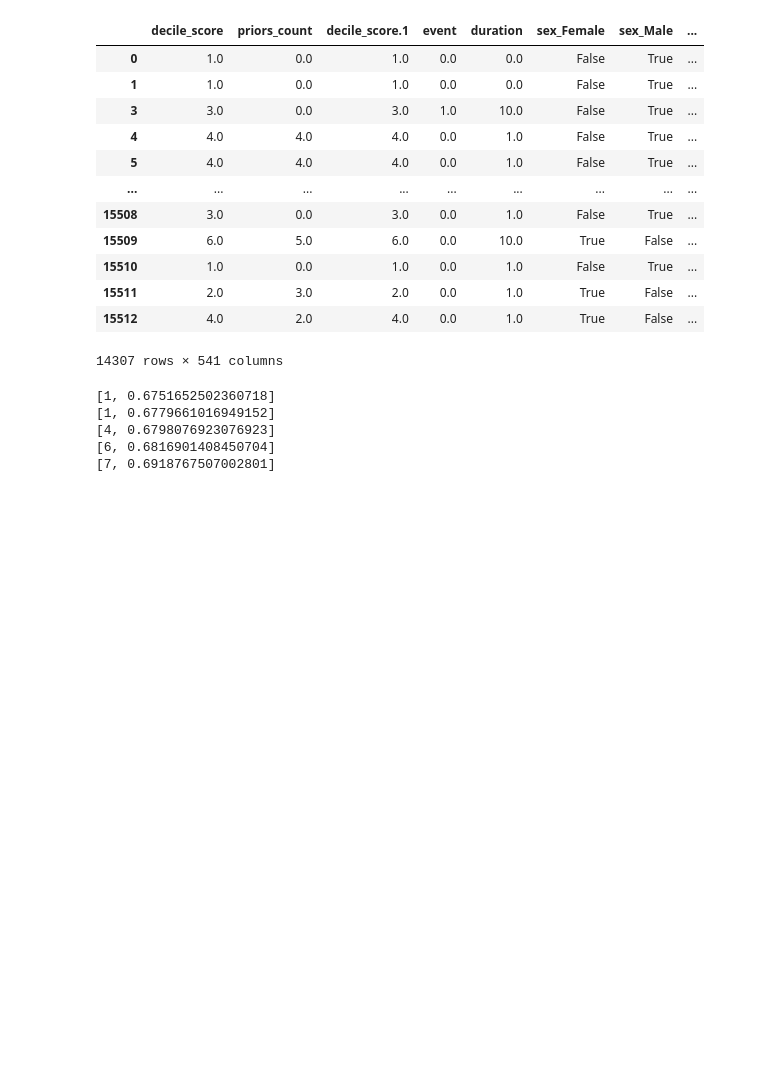
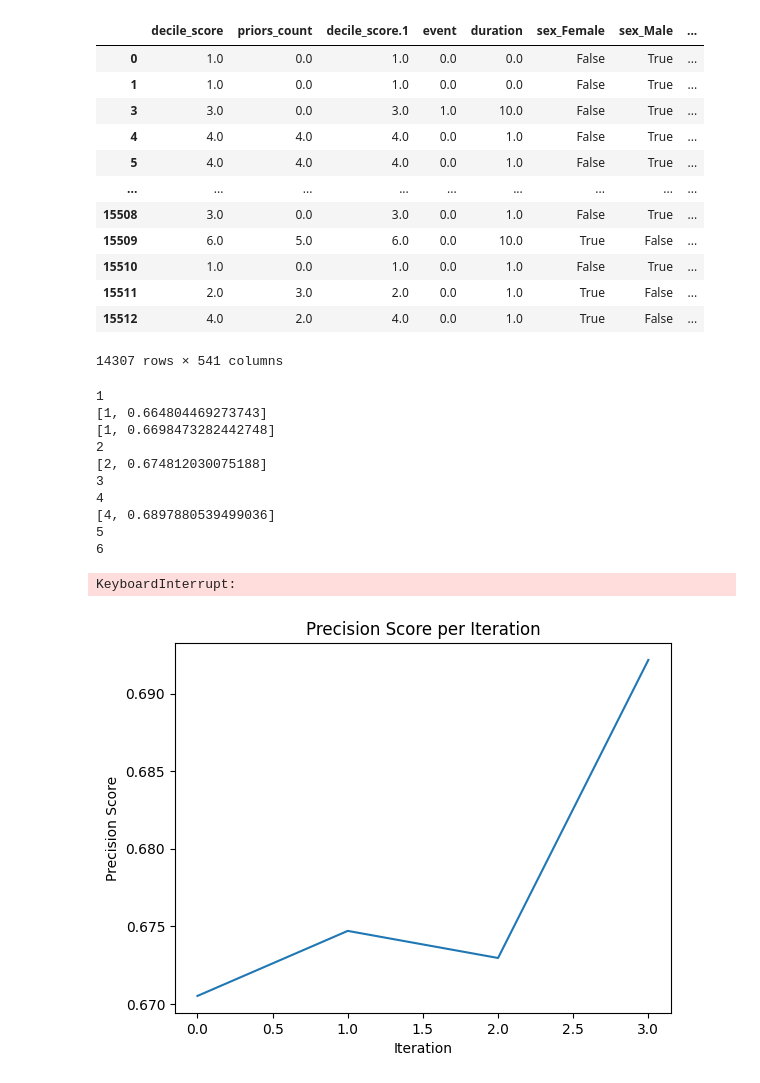
Before and after one commit to RonangLeSang/PROJ831, a Jupyter notebook: knn.ipynb, the cells around one changed output. Drawn from its saved outputs; the diff is of its cells as text; code cells hidden in the pictures; blank space fills up the shorter version.

Commit message:
[FEATURE] iteration functions

```diff
--- a/knn.ipynb
+++ b/knn.ipynb
@@ -91,7 +91,8 @@ def optimize(max, df_encoded):
     res = [0, 0]
     scores = []
     for i in range(1, max):
-        for _ in range(5):
+        print(i)
+        for _ in range(2):
             preprocessor = StandardScaler()
             # preprocessor = MinMaxScaler()
             reductor = PCA(n_components=2)
@@ -109,24 +110,36 @@ def optimize(max, df_encoded):
 
             pipeline.fit(X_train, y_train)
             score = pipeline.score(X_test, y_test)
-            scores.append(scores)
+            scores.append(score)
             y_pred = pipeline.predict(X_test)
             if precision_score(y_test, y_pred) > res[1]:
                 res = [i, precision_score(y_test, y_pred)]
                 print(res)
-    plt.plot(range(1, max), scores)
-    plt.xlabel('Iteration')
-    plt.ylabel('Precision Score')
-    plt.title('Precision Score per Iteration')
-    plt.show()
+    return res, scores
 # %%
-print(optimize(50, df_encoded))
+res, score = optimize(50, df_encoded)
+print(score)
 # %% [output]
-[1, 0.6751652502360718]
-[1, 0.6779661016949152]
-[4, 0.6798076923076923]
-[6, 0.6816901408450704]
-[7, 0.6918767507002801]
+1
+[1, 0.664804469273743]
+[1, 0.6698473282442748]
+2
+[2, 0.674812030075188]
+3
+4
+[4, 0.6897880539499036]
+5
+6
+KeyboardInterrupt:
+# %%
+
+plt.plot(score)
+plt.xlabel('Iteration')
+plt.ylabel('Precision Score')
+plt.title('Precision Score per Iteration')
+plt.show()
+# %% [output]
+[figure, added]
 # %%
 preprocessor = StandardScaler()
 # preprocessor = MinMaxScaler()
```
Also changed, not shown: parts of 1 cell of this notebook, 3 other files.
